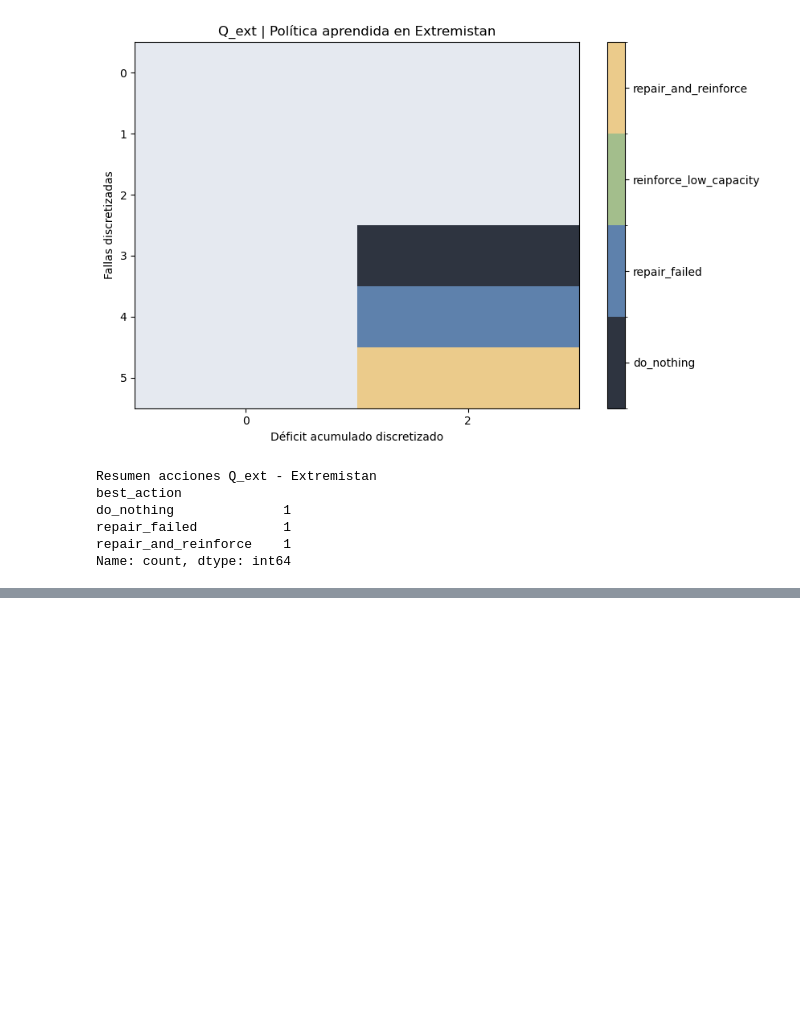
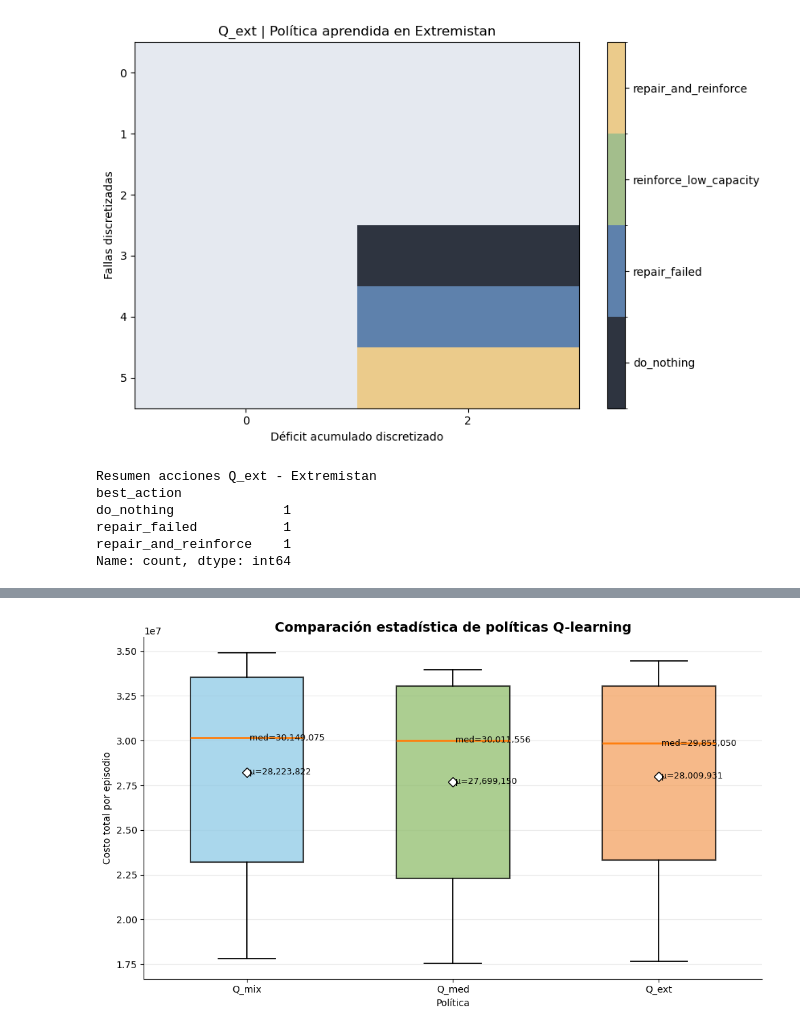
Before and after one commit to sofisacmu/obi_proyecto1, a Jupyter notebook: Entrega 3/modelo.ipynb, the cells around one changed output, grey strips where cells are left out. Drawn from its saved outputs; the diff is of its cells as text; code cells hidden in the pictures; blank space fills up the shorter version.

```diff
--- a/Entrega 3/modelo.ipynb
+++ b/Entrega 3/modelo.ipynb
@@ -2833,0 +2973,8 @@ Name: count, dtype: int64
+# %%
+boxplot_qlearning(
+    eval_all,
+    metric="total_cost",
+    ylabel="Costo total por episodio"
+)
+# %% [output]
+[figure, added]
```
Also changed, not shown: parts of 6 cells of this notebook, 1 other file.
